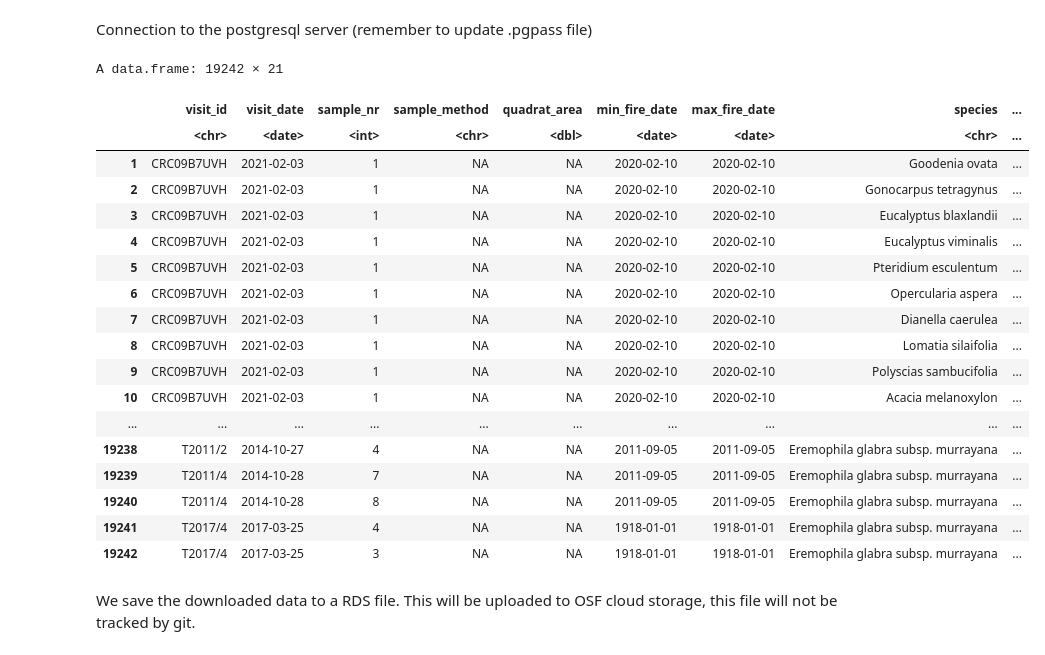
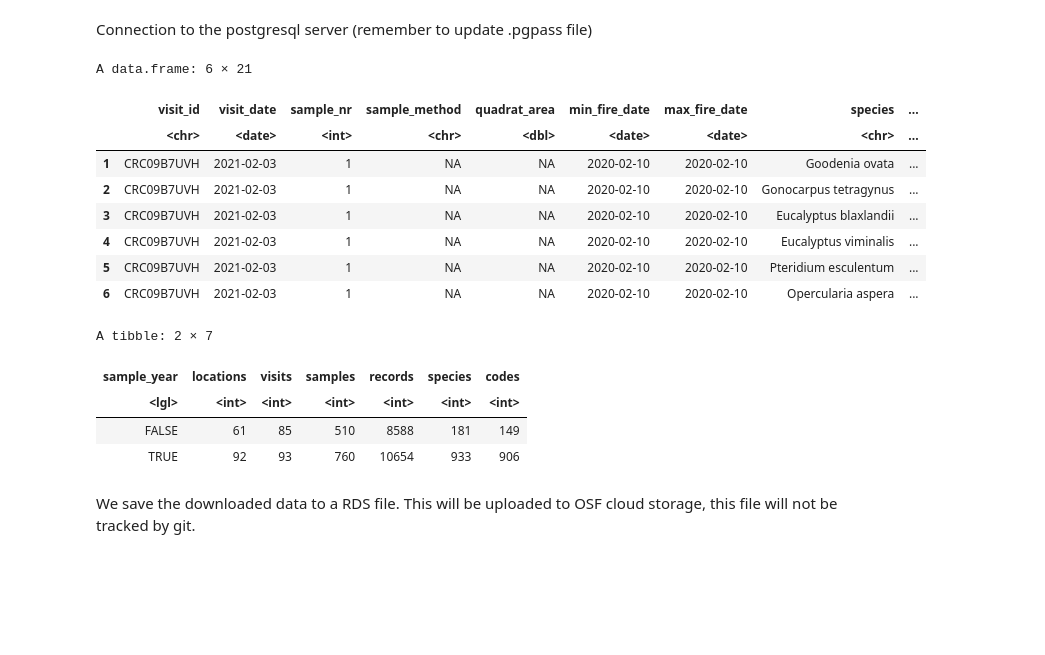
Before and after one commit to ces-unsw-edu-au/fireveg-analysis, a Jupyter notebook: read-from-database/Read-table-sample-quadrats.ipynb, the cells around one changed output. Drawn from its saved outputs; the diff is of its cells as text; code cells hidden in the pictures; blank space fills up the shorter version.

```diff
--- a/read-from-database/Read-table-sample-quadrats.ipynb
+++ b/read-from-database/Read-table-sample-quadrats.ipynb
@@ -76,27 +77,34 @@ LEFT JOIN FH
 # %%
 quadrat.samples <- dbGetQuery(con, qry)
 # %%
-quadrat.samples
+head(quadrat.samples)
 # %% [output]
-A data.frame: 19242 × 21
+A data.frame: 6 × 21
 |  | visit_id | visit_date | sample_nr | sample_method | quadrat_area | min_fire_date | max_fire_date | species | ... |
 |  | <chr> | <date> | <int> | <chr> | <dbl> | <date> | <date> | <chr> | ... |
 | 1 | CRC09B7UVH | 2021-02-03 | 1 | NA | NA | 2020-02-10 | 2020-02-10 | Goodenia ovata | ... |
 | 2 | CRC09B7UVH | 2021-02-03 | 1 | NA | NA | 2020-02-10 | 2020-02-10 | Gonocarpus tetragynus | ... |
 | 3 | CRC09B7UVH | 2021-02-03 | 1 | NA | NA | 2020-02-10 | 2020-02-10 | Eucalyptus blaxlandii | ... |
 | 4 | CRC09B7UVH | 2021-02-03 | 1 | NA | NA | 2020-02-10 | 2020-02-10 | Eucalyptus viminalis | ... |
 | 5 | CRC09B7UVH | 2021-02-03 | 1 | NA | NA | 2020-02-10 | 2020-02-10 | Pteridium esculentum | ... |
 | 6 | CRC09B7UVH | 2021-02-03 | 1 | NA | NA | 2020-02-10 | 2020-02-10 | Opercularia aspera | ... |
-| 7 | CRC09B7UVH | 2021-02-03 | 1 | NA | NA | 2020-02-10 | 2020-02-10 | Dianella caerulea | ... |
-| 8 | CRC09B7UVH | 2021-02-03 | 1 | NA | NA | 2020-02-10 | 2020-02-10 | Lomatia silaifolia | ... |
-| 9 | CRC09B7UVH | 2021-02-03 | 1 | NA | NA | 2020-02-10 | 2020-02-10 | Polyscias sambucifolia | ... |
-| 10 | CRC09B7UVH | 2021-02-03 | 1 | NA | NA | 2020-02-10 | 2020-02-10 | Acacia melanoxylon | ... |
-| ... | ... | ... | ... | ... | ... | ... | ... | ... | ... |
-| 19238 | T2011/2 | 2014-10-27 | 4 | NA | NA | 2011-09-05 | 2011-09-05 | Eremophila glabra subsp. murrayana | ... |
-| 19239 | T2011/4 | 2014-10-28 | 7 | NA | NA | 2011-09-05 | 2011-09-05 | Eremophila glabra subsp. murrayana | ... |
-| 19240 | T2011/4 | 2014-10-28 | 8 | NA | NA | 2011-09-05 | 2011-09-05 | Eremophila glabra subsp. murrayana | ... |
-| 19241 | T2017/4 | 2017-03-25 | 4 | NA | NA | 1918-01-01 | 1918-01-01 | Eremophila glabra subsp. murrayana | ... |
-| 19242 | T2017/4 | 2017-03-25 | 3 | NA | NA | 1918-01-01 | 1918-01-01 | Eremophila glabra subsp. murrayana | ... |
+# %%
+quadrat.samples %>%
+    group_by(sample_year=year(visit_date) >2018) %>%
+    summarise(
+        locations = n_distinct(visit_id),
+        visits  = n_distinct(visit_id, visit_date),
+              samples  = n_distinct(visit_id, visit_date, sample_nr),
+              records = n(),
+              species = n_distinct(species),
+              codes = n_distinct(species_code)) %>%
+    arrange(sample_year)
+# %% [output]
+A tibble: 2 × 7
+| sample_year | locations | visits | samples | records | species | codes |
+| <lgl> | <int> | <int> | <int> | <int> | <int> | <int> |
+| FALSE | 61 | 85 | 510 | 8588 | 181 | 149 |
+| TRUE | 92 | 93 | 760 | 10654 | 933 | 906 |
 # %% [markdown]
 We save the downloaded data to a RDS file. This will be uploaded to OSF cloud storage, this file will not be tracked by git.
 # %%
```
Also changed, not shown: parts of 1 cell of this notebook, 6 other files.
